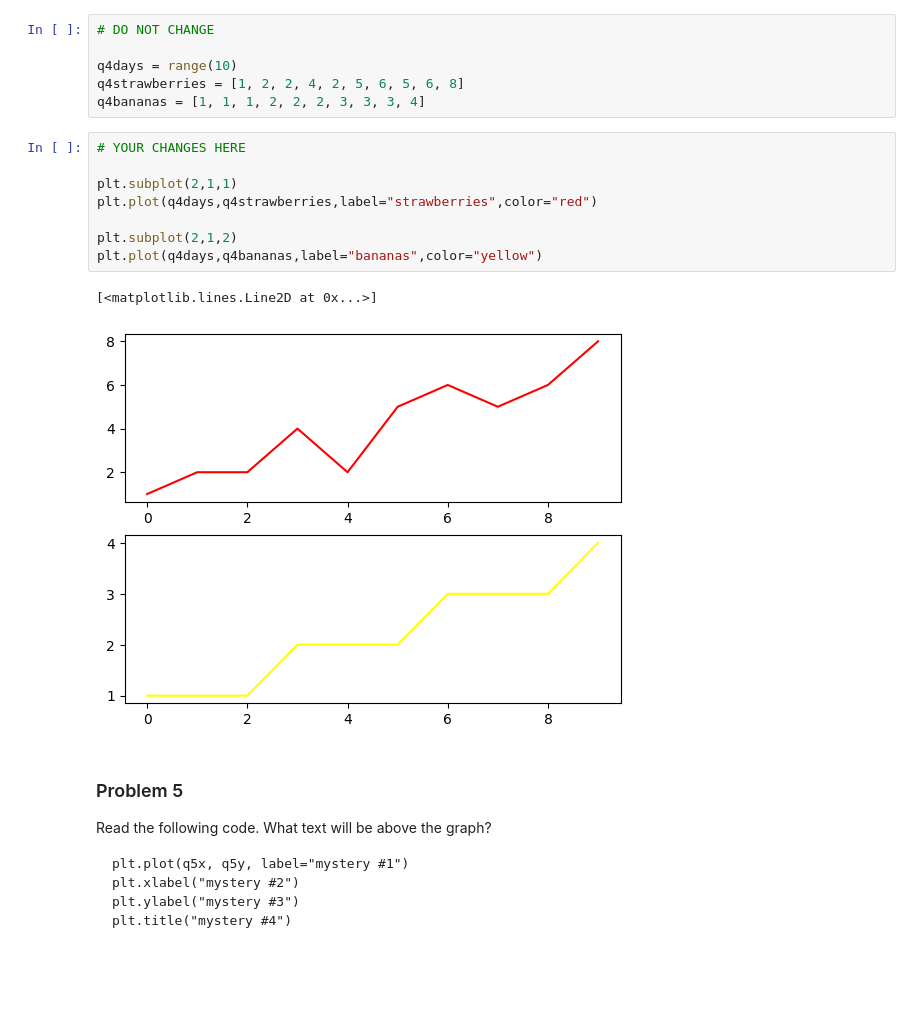
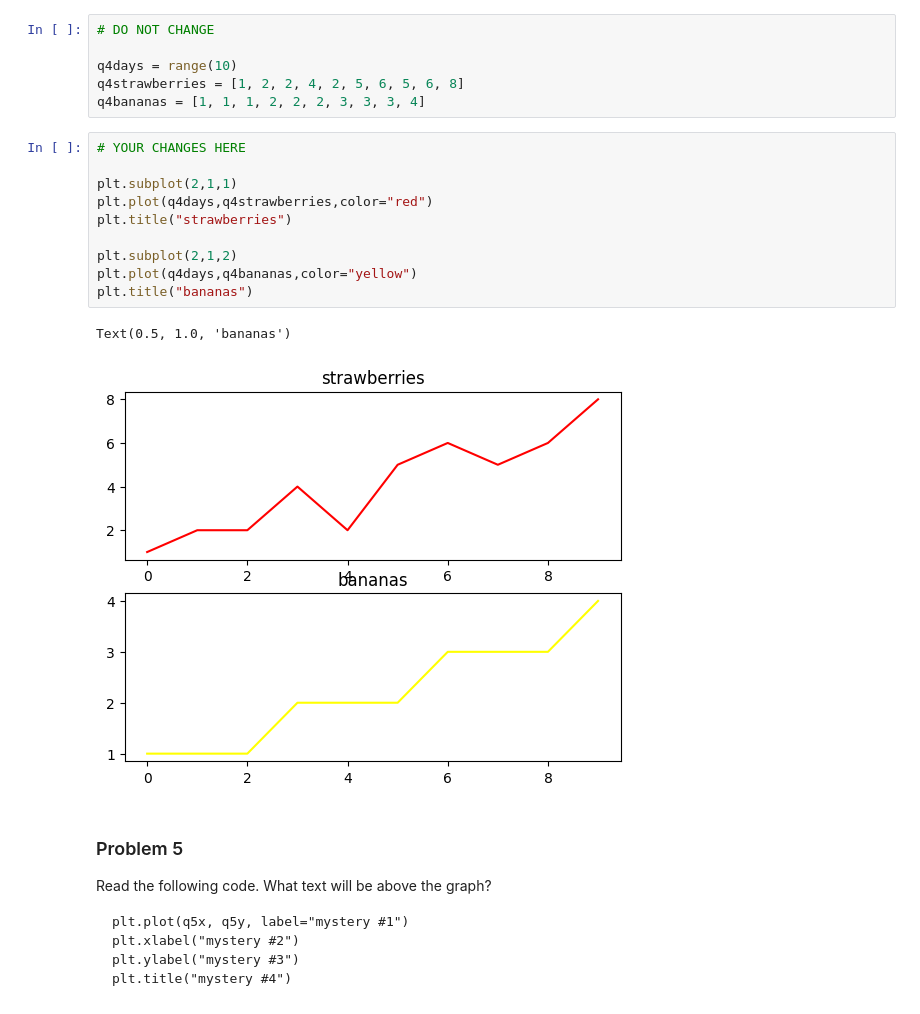
Before and after one commit to TcheungBU/dx602-homework-05, a Jupyter notebook: homework.ipynb, the cells around one changed output. Saved outputs shown, nothing was run; the diff lists cells and outputs as text; blank space fills up the shorter version.

```diff
--- a/homework.ipynb
+++ b/homework.ipynb
@@ -128,14 +130,16 @@ q4bananas = [1, 1, 1, 2, 2, 2, 3, 3, 3, 4]
 # %%
 # YOUR CHANGES HERE
 
 plt.subplot(2,1,1)
-plt.plot(q4days,q4strawberries,label="strawberries",color="red")
+plt.plot(q4days,q4strawberries,color="red")
+plt.title("strawberries")
 
 plt.subplot(2,1,2)
-plt.plot(q4days,q4bananas,label="bananas",color="yellow")
+plt.plot(q4days,q4bananas,color="yellow")
+plt.title("bananas")
 # %% [output]
-[<matplotlib.lines.Line2D at 0x...>]
+Text(0.5, 1.0, 'bananas')
-[figure, old version]
+[figure, new version]
 # %% [markdown]
 ### Problem 5
 
```
Also changed, not shown: parts of 24 cells of this notebook, 1 other file.
